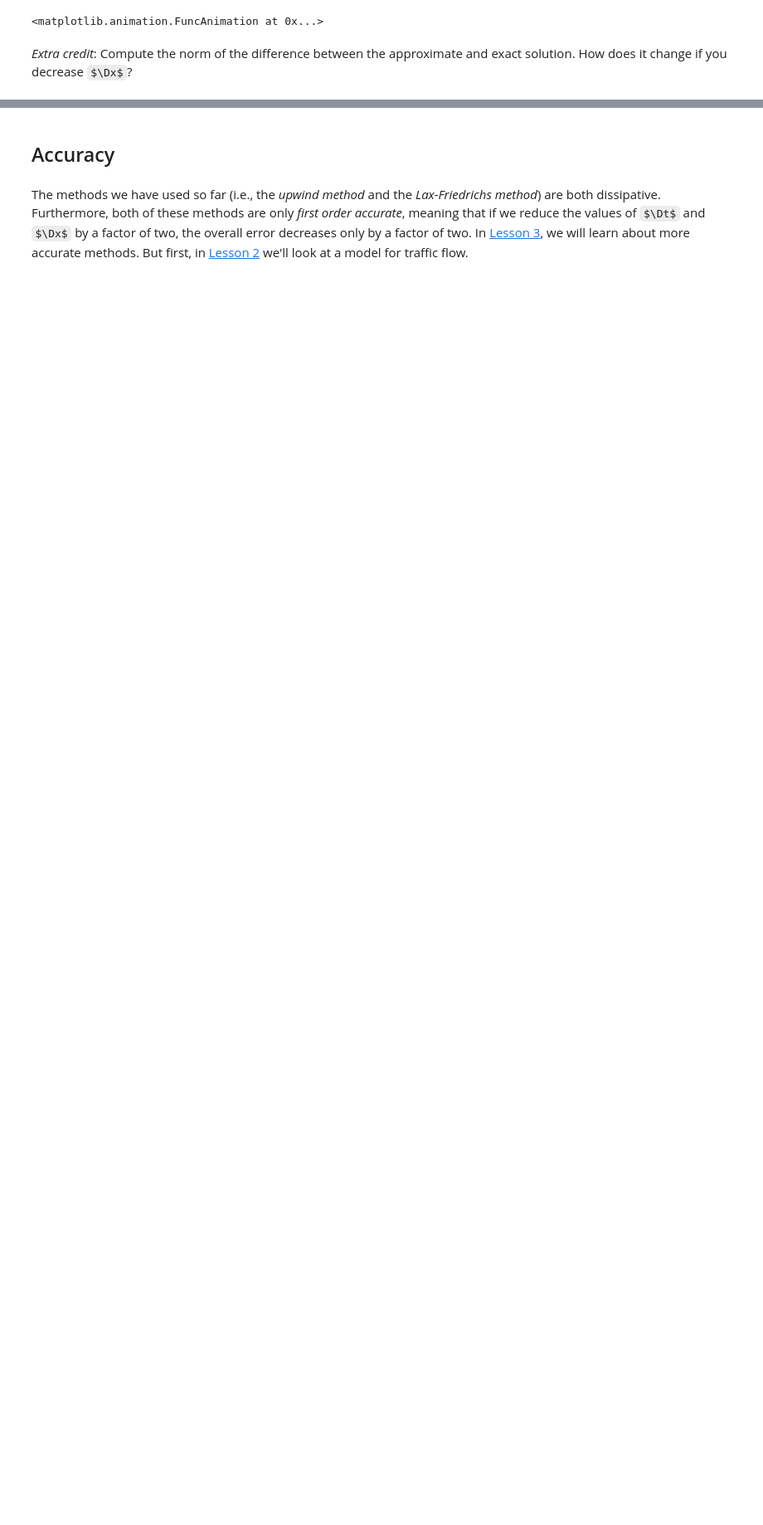
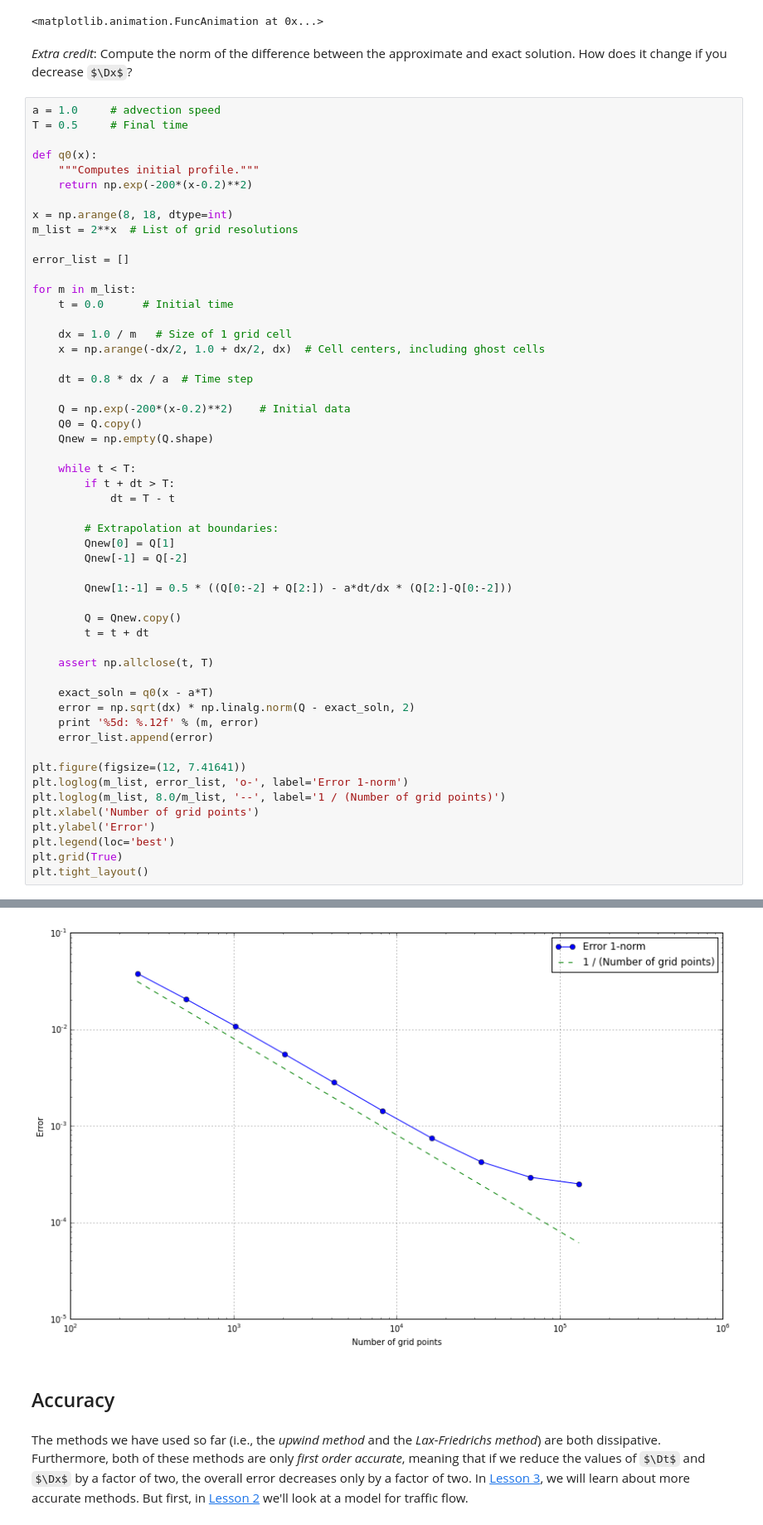
Before and after one commit to dmitry-kabanov/nonlinear-waves-course, a Jupyter notebook: Advection_Dmitry_Kabanov.ipynb, the cells around one changed output, grey strips where cells are left out. Shown at 83% size. Saved outputs shown, nothing was run; the diff lists cells and outputs as text; some formulas as TeX source; blank space fills up the shorter version.

```diff
--- a/Advection_Dmitry_Kabanov.ipynb
+++ b/Advection_Dmitry_Kabanov.ipynb
@@ -357,3 +357,57 @@ animation.FuncAnimation(fig, show_frame, frames=len(frames), interval=20)
 <matplotlib.animation.FuncAnimation at 0x...>
 # %% [markdown]
 *Extra credit*: Compute the norm of the difference between the approximate and exact solution.  How does it change if you decrease $\Dx$?
+# %%
+a = 1.0     # advection speed
+T = 0.5     # Final time
+
+def q0(x):
+    """Computes initial profile."""
+    return np.exp(-200*(x-0.2)**2)
+
+x = np.arange(8, 18, dtype=int)
+m_list = 2**x  # List of grid resolutions
+
+error_list = []
+
+for m in m_list:
+    t = 0.0      # Initial time
+
+    dx = 1.0 / m   # Size of 1 grid cell
+    x = np.arange(-dx/2, 1.0 + dx/2, dx)  # Cell centers, including ghost cells
+
+    dt = 0.8 * dx / a  # Time step
+
+    Q = np.exp(-200*(x-0.2)**2)    # Initial data
+    Q0 = Q.copy()
+    Qnew = np.empty(Q.shape)
+
+    while t < T:
+        if t + dt > T:
+            dt = T - t
+
+        # Extrapolation at boundaries:
+        Qnew[0] = Q[1]
+        Qnew[-1] = Q[-2]
+
+        Qnew[1:-1] = 0.5 * ((Q[0:-2] + Q[2:]) - a*dt/dx * (Q[2:]-Q[0:-2]))
+
+        Q = Qnew.copy()
+        t = t + dt
+
+    assert np.allclose(t, T)
+
+    exact_soln = q0(x - a*T)
+    error = np.sqrt(dx) * np.linalg.norm(Q - exact_soln, 2)
+    print '%5d: %.12f' % (m, error)
+    error_list.append(error)
+
+plt.figure(figsize=(12, 7.41641))
+plt.loglog(m_list, error_list, 'o-', label='Error 1-norm')
+plt.loglog(m_list, 8.0/m_list, '--', label='1 / (Number of grid points)')
+plt.xlabel('Number of grid points')
+plt.ylabel('Error')
+plt.legend(loc='best')
+plt.grid(True)
+plt.tight_layout()
+# %% [output]
@@ -360,3 +424,4 @@ animation.FuncAnimation(fig, show_frame, frames=len(frames), interval=20)
+[figure, added]
 # %% [markdown]
 ## Accuracy
 # %% [markdown]
```
Also changed, not shown: parts of 1 cell of this notebook.
